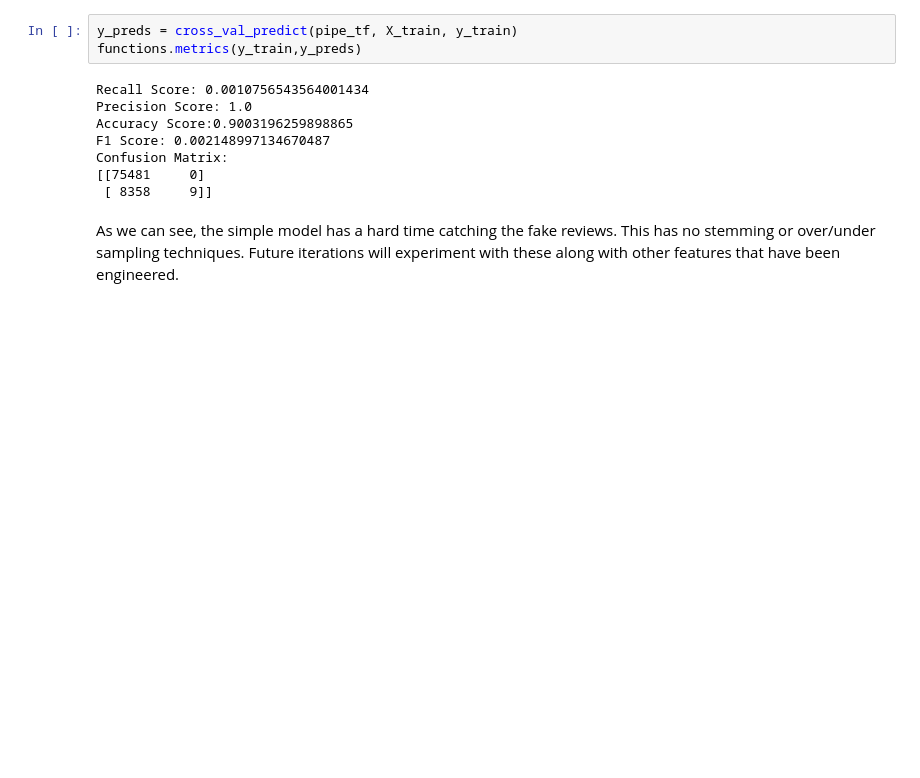
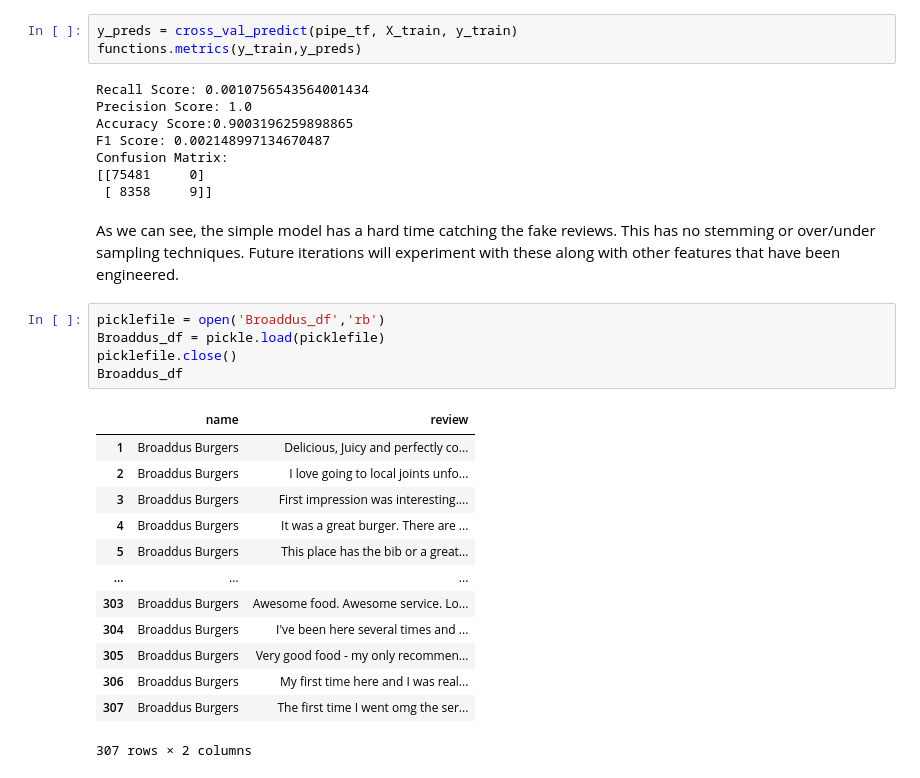
Before and after one commit to mmceld2/NLP_Fake_Reviews, a Jupyter notebook: Notebook.ipynb, the cells around one changed output. Drawn from its saved outputs; the diff is of its cells as text; blank space fills up the shorter version.

```diff
--- a/Notebook.ipynb
+++ b/Notebook.ipynb
@@ -252,3 +299,22 @@ Confusion Matrix:
  [ 8358     9]]
 # %% [markdown]
 As we can see, the simple model has a hard time catching the fake reviews. This has no stemming or over/under sampling techniques. Future iterations will experiment with these along with other features that have been engineered.
+# %%
+picklefile = open('Broaddus_df','rb')
+Broaddus_df = pickle.load(picklefile)
+picklefile.close()
+Broaddus_df
+# %% [output]
+|  | name | review |
+| 1 | Broaddus Burgers | Delicious, Juicy and perfectly co... |
+| 2 | Broaddus Burgers | I love going to local joints unfo... |
+| 3 | Broaddus Burgers | First impression was interesting.... |
+| 4 | Broaddus Burgers | It was a great burger. There are ... |
+| 5 | Broaddus Burgers | This place has the bib or a great... |
+| ... | ... | ... |
+| 303 | Broaddus Burgers | Awesome food. Awesome service. Lo... |
+| 304 | Broaddus Burgers | I've been here several times and ... |
+| 305 | Broaddus Burgers | Very good food - my only recommen... |
+| 306 | Broaddus Burgers | My first time here and I was real... |
+| 307 | Broaddus Burgers | The first time I went omg the ser... |
+307 rows × 2 columns
```
Also changed, not shown: parts of 9 cells of this notebook, 5 other files.
